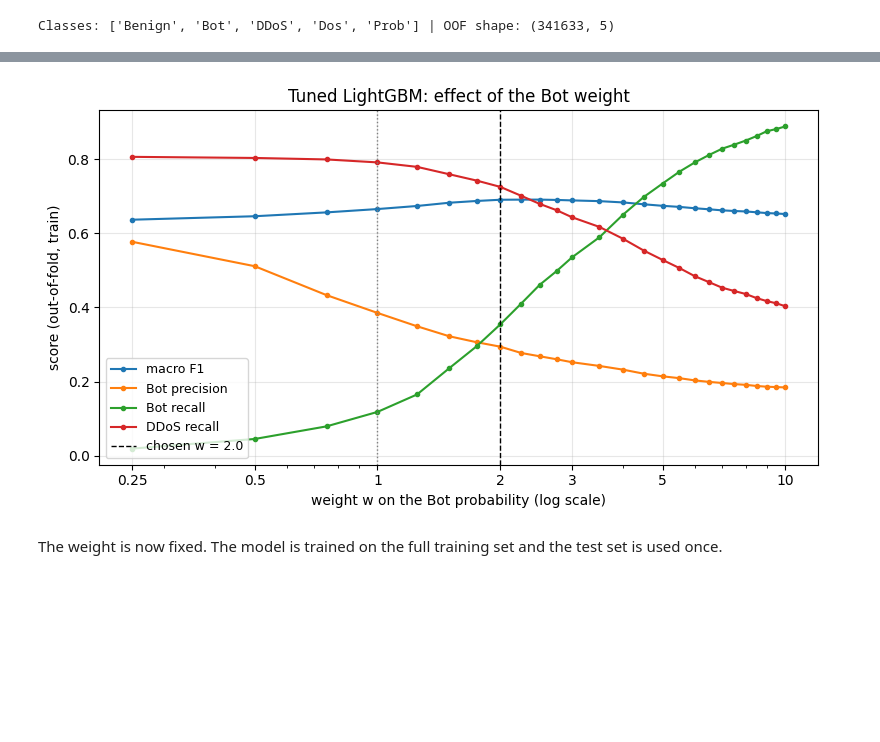
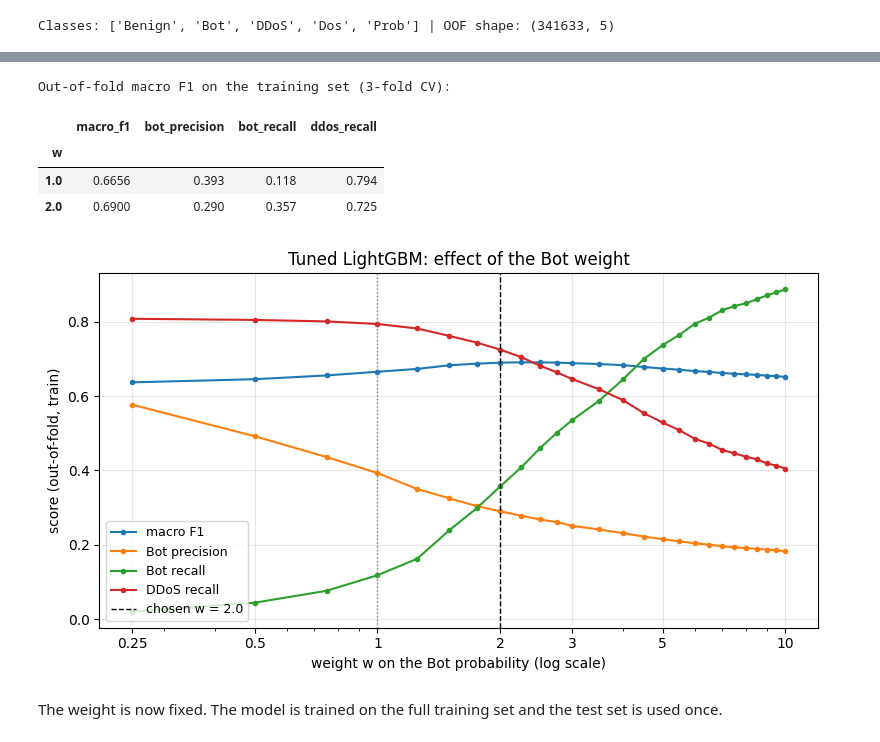
Before and after one commit to dogukandireksiz/iotshield-sdn-ids, a Jupyter notebook: notebooks/03c_bot_ddos_prob.ipynb, the cells around one changed output, grey strips where cells are left out. Cells and saved outputs as stored; diff of their text form; code cells hidden in the pictures; blank space fills up the shorter version.

Commit message:
Add out-of-fold scores for the Bot weight and limits of window features

```diff
--- a/notebooks/03c_bot_ddos_prob.ipynb
+++ b/notebooks/03c_bot_ddos_prob.ipynb
@@ -285,3 +285,12 @@ Best OOF macro F1: 0.6906 | within 0.001: [2.0, 2.25, 2.5, 2.75] | chosen w: 2.0
+# %%
+print('Out-of-fold macro F1 on the training set (3-fold CV):')
+oof_table.set_index('w').loc[[1.0, w_star], ['macro_f1', 'bot_precision', 'bot_recall', 'ddos_recall']].round(4)
+# %% [output]
+Out-of-fold macro F1 on the training set (3-fold CV):
+|  | macro_f1 | bot_precision | bot_recall | ddos_recall |
+| w |  |  |  |  |
+| 1.0 | 0.6656 | 0.393 | 0.118 | 0.794 |
+| 2.0 | 0.6900 | 0.290 | 0.357 | 0.725 |
 # %%
 fig, ax = plt.subplots(figsize=(8, 4.5))
 for col, label in [('macro_f1', 'macro F1'), ('bot_precision', 'Bot precision'),
@@ -300,7 +309,7 @@ ax.grid(alpha=0.3)
 plt.tight_layout()
 plt.show()
 # %% [output]
-[figure, old version]
+[figure, new version]
 # %% [markdown]
 The weight is now fixed. The model is trained on the full training set and the test set is used once.
 # %%
```
Also changed, not shown: parts of 6 cells of this notebook.
